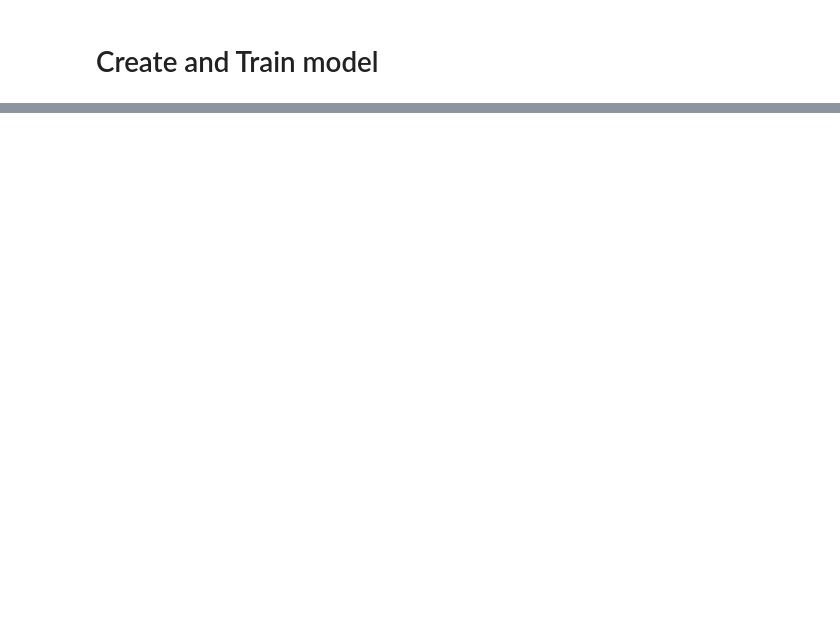
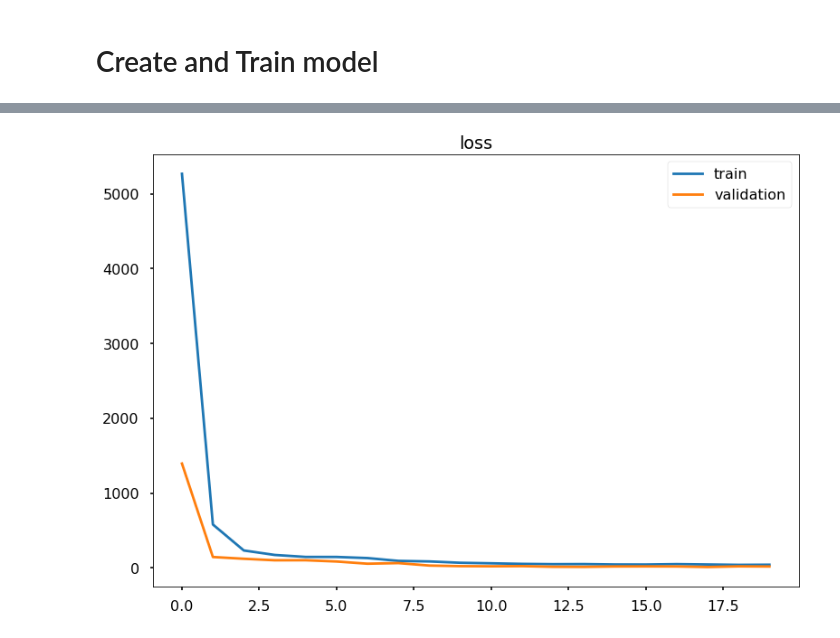
Before and after one commit to JWuzyk/ML-Lab-Facial-Keypoint-Detection, a Jupyter notebook: Machine_Learning_Lab_Project.ipynb, the cells around one changed output, grey strips where cells are left out. Drawn from its saved outputs; the diff is of its cells as text; code cells hidden in the pictures; blank space fills up the shorter version.

```diff
--- a/Machine_Learning_Lab_Project.ipynb
+++ b/Machine_Learning_Lab_Project.ipynb
@@ -636,0 +406,9 @@ ia.imshow(image_after)
+# %%
+#Model fitting with early stopping
+#https://machinelearningmastery.com/how-to-stop-training-deep-neural-networks-at-the-right-time-using-early-stopping/
+from keras.callbacks import EarlyStopping, ModelCheckpoint
+
+es = EarlyStopping(monitor = 'val_loss', verbose=1, patience=100)
+mc = ModelCheckpoint('best_model.h5', monitor='val_mse', save_best_only = True)
+
+our_history_es = model.fit(x_train_aug, y_train_aug, batch_size=32, epochs=1000, validation_data = (x_valid_aug, y_valid_aug),callbacks =[es, mc])
@@ -636,0 +581,22 @@ ia.imshow(image_after)
+# %%
+#function to give a model based on vgg face
+def make_model_VGGFace(n_keys):
+
+    vgg_model = VGGFace(include_top=False, input_shape=(96, 96,3), weights = 'vggface')
+    x = vgg_model.get_layer('pool5').output
+    x = MaxPooling2D(pool_size=(2,2))(x)
+    x = Flatten()(x)
+    x = Dropout(0.5)(x)
+    x = Dense(512, activation='relu')(x)
+    out = Dense(n_keys, activation='linear')(x)
+
+    model = Model(vgg_model.input, output = out)
+
+    model.compile(optimizer='Adam',
+                  loss='mean_squared_error',
+                  metrics =['mse'])
+
+
+    return model
+# %%
+vggmodel =  make_model_VGGFace(30)
@@ -636,0 +622,4 @@ ia.imshow(image_after)
+# %%
+#See how good the model looks
+
+history_vgg = vggmodel.fit(x_train,y_train, batch_size=64, epochs=20, validation_data=(x_valid, y_valid))
@@ -636,0 +644,4 @@ ia.imshow(image_after)
+# %%
+plot_history(history_vgg)
+# %% [output]
+[figure, added]
```
Also changed, not shown: parts of 78 cells of this notebook.
